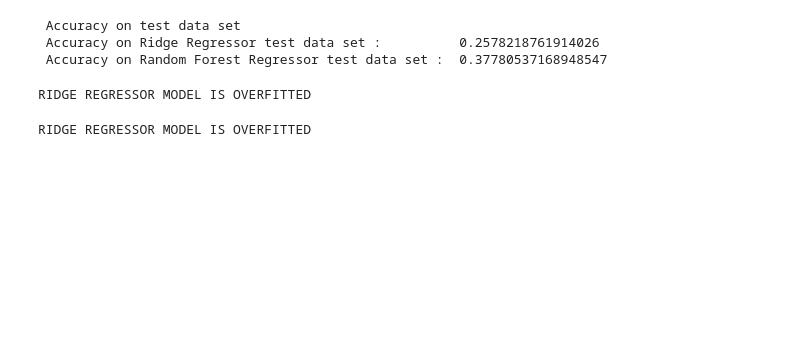
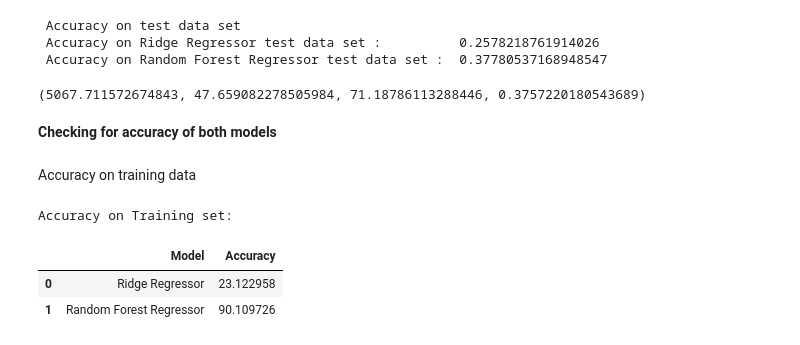
Before and after one commit to apoorv2512/INBT, a Jupyter notebook: Task2.ipynb, the cells around one changed output. Saved outputs shown, nothing was run; the diff lists cells and outputs as text; code cells hidden in the pictures; blank space fills up the shorter version.

```diff
--- a/Task2.ipynb
+++ b/Task2.ipynb
@@ -231,0 +216,6 @@ print(X_test.shape)
+# %%
+#Splitting dataset into Train and Test Set
+
+from sklearn.model_selection import train_test_split
+x_train,x_test,y_train,y_test=train_test_split(x,y,test_size=0.30,random_state=1)
+x_train,y_train
@@ -231,0 +248,5 @@ print(X_test.shape)
+# %%
+rr = Ridge()
+rr.fit(x_train,y_train)
+y_train_predict_rr = rr.predict(x_train)
+y_test_predict_rr = rr.predict(x_test)
@@ -231,0 +255,5 @@ print(X_test.shape)
+# %%
+rfr = RandomForestRegressor(n_estimators=100, random_state=42)
+rfr.fit(x_train,y_train)
+y_train_predict_rfr = rfr.predict(x_train)
+y_test_predict_rfr = rfr.predict(x_test)
@@ -317,17 +312,21 @@ acc_rfr_test=regressor.score(X_test,Y_test)
  Accuracy on test data set
  Accuracy on Ridge Regressor test data set :          0.2578218761914026
  Accuracy on Random Forest Regressor test data set :  0.37780537168948547
-# %%
-if acc_rr_train > acc_rr_test:
-    print('RIDGE REGRESSOR MODEL IS NOT OVERFITTED!')
-else:
-    print( 'RIDGE REGRESSOR MODEL IS OVERFITTED')
-# %% [output]
-RIDGE REGRESSOR MODEL IS OVERFITTED
-# %%
-if acc_rfr_train > acc_rfr_test:
-    print('RIDGE REGRESSOR MODEL IS NOT OVERFITTED!')
-else:
-    print( 'RIDGE REGRESSOR MODEL IS OVERFITTED')
-# %% [output]
-RIDGE REGRESSOR MODEL IS OVERFITTED
+# %%
+MSE_test_RFR,MAE_test_RFR,RMSE_test_RFR,score_test_rfr
+# %% [output]
+(5067.711572674843, 47.659082278505984, 71.18786113288446, 0.3757220180543689)
+# %% [markdown]
+**Checking for accuracy of both models**
+# %% [markdown]
+
+Accuracy on training data
+# %%
+print("Accuracy on Training set:")
+output_train = pd.DataFrame({'Model':['Ridge Regressor','Random Forest Regressor'], 'Accuracy':[metrics.r2_score(y_train,y_train_predict_rr)*100, metrics.r2_score(y_train,y_train_predict_rfr)*100]})
+output_train
+# %% [output]
+Accuracy on Training set:
+|  | Model | Accuracy |
+| 0 | Ridge Regressor | 23.122958 |
+| 1 | Random Forest Regressor | 90.109726 |
```
Also changed, not shown: parts of 58 cells of this notebook.
